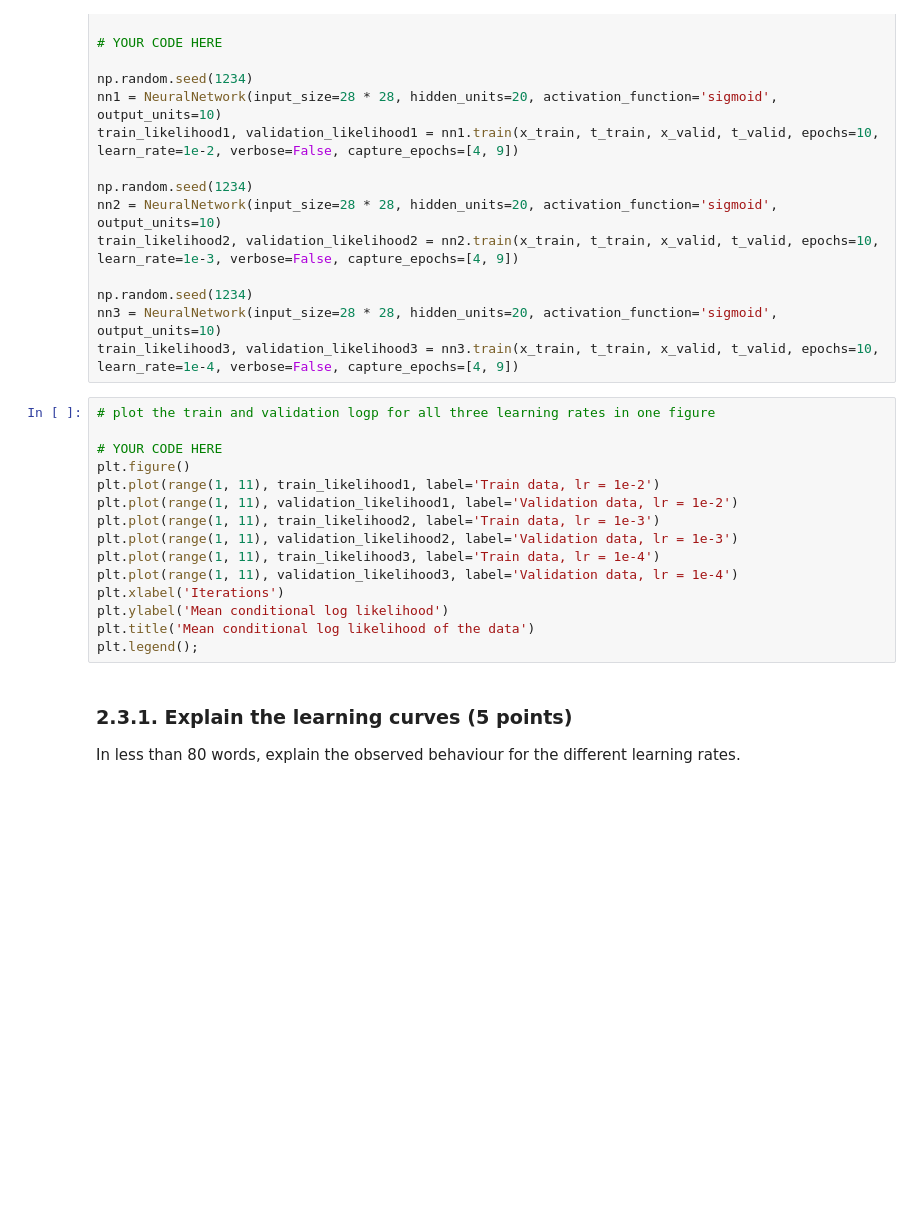
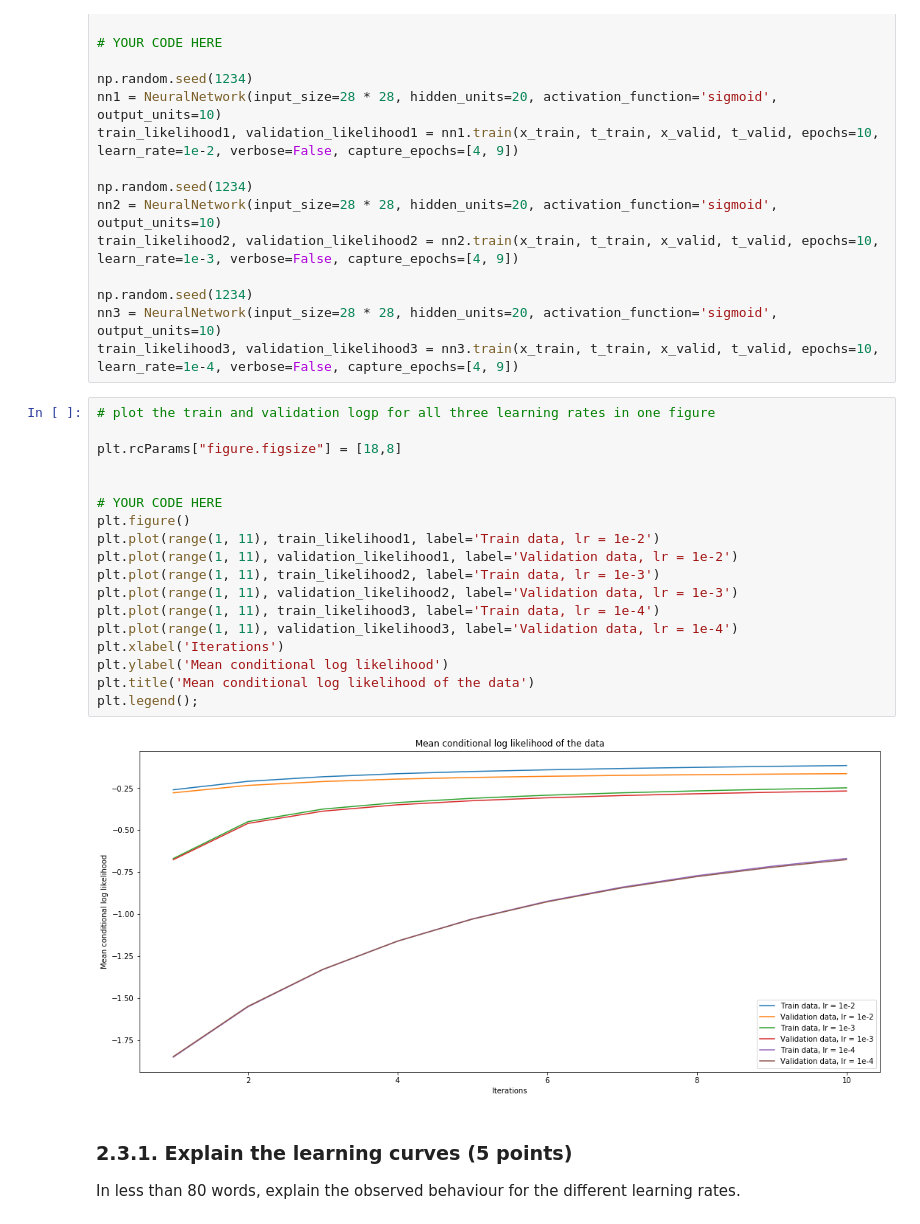
Before and after one commit to ioangatop/MachineLearning, a Jupyter notebook: 12141666_12166804_lab2.ipynb, the cells around one changed output. Saved outputs shown, nothing was run; the diff lists cells and outputs as text; blank space fills up the shorter version.

```diff
--- a/12141666_12166804_lab2.ipynb
+++ b/12141666_12166804_lab2.ipynb
@@ -738,19 +828,24 @@ nn3 = NeuralNetwork(input_size=28 * 28, hidden_units=20, activation_function='si
 train_likelihood3, validation_likelihood3 = nn3.train(x_train, t_train, x_valid, t_valid, epochs=10, learn_rate=1e-4, verbose=False, capture_epochs=[4, 9])
 # %%
 # plot the train and validation logp for all three learning rates in one figure
+
+plt.rcParams["figure.figsize"] = [18,8]
+
 
 # YOUR CODE HERE
 plt.figure()
 plt.plot(range(1, 11), train_likelihood1, label='Train data, lr = 1e-2')
 plt.plot(range(1, 11), validation_likelihood1, label='Validation data, lr = 1e-2')
 plt.plot(range(1, 11), train_likelihood2, label='Train data, lr = 1e-3')
 plt.plot(range(1, 11), validation_likelihood2, label='Validation data, lr = 1e-3')
 plt.plot(range(1, 11), train_likelihood3, label='Train data, lr = 1e-4')
 plt.plot(range(1, 11), validation_likelihood3, label='Validation data, lr = 1e-4')
 plt.xlabel('Iterations')
 plt.ylabel('Mean conditional log likelihood')
 plt.title('Mean conditional log likelihood of the data')
 plt.legend();
+# %% [output]
+[figure, added]
 # %% [markdown]
 ### 2.3.1. Explain the learning curves (5 points)
 In less than 80 words, explain the observed behaviour for the different learning rates.
```
Also changed, not shown: parts of 21 cells of this notebook.
